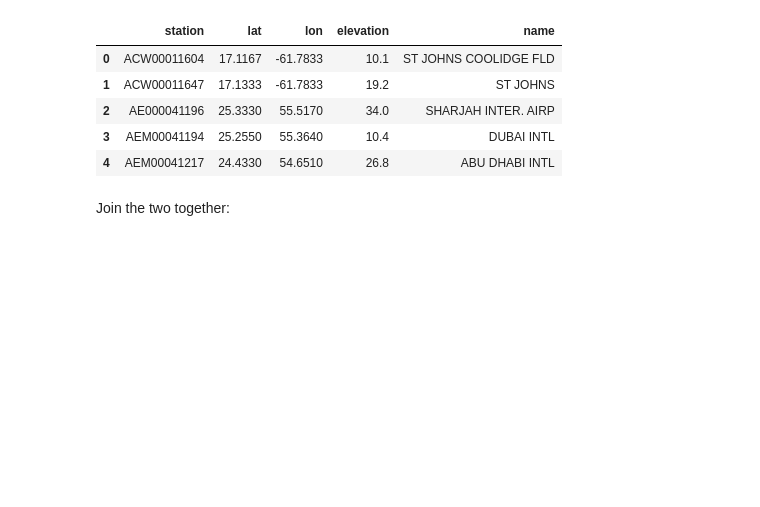
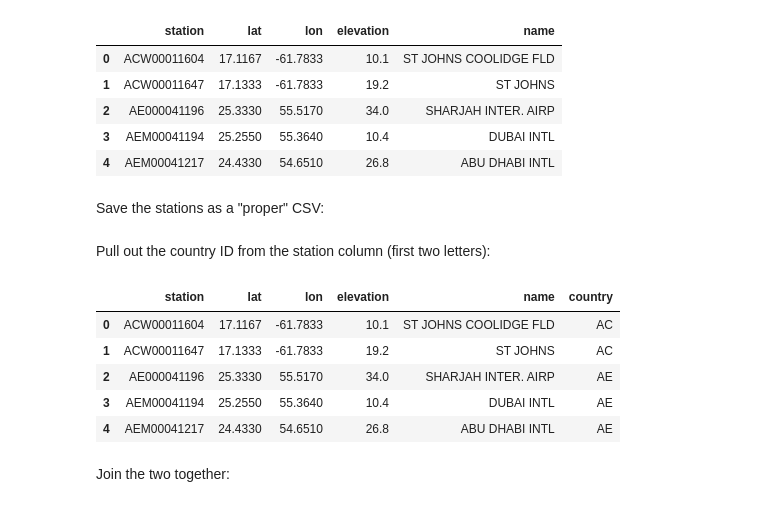
Before and after one commit to crstn/CISC, a Jupyter notebook: UHI-NOAA/NOAA_weather_station_data.ipynb, the cells around one changed output. Cells and saved outputs as stored; diff of their text form; code cells hidden in the pictures; blank space fills up the shorter version.

```diff
--- a/UHI-NOAA/NOAA_weather_station_data.ipynb
+++ b/UHI-NOAA/NOAA_weather_station_data.ipynb
@@ -87,3 +86,5 @@ stations.head()
 | 2 | AE000041196 | 25.3330 | 55.5170 | 34.0 | SHARJAH INTER. AIRP |
 | 3 | AEM00041194 | 25.2550 | 55.3640 | 10.4 | DUBAI INTL |
 | 4 | AEM00041217 | 24.4330 | 54.6510 | 26.8 | ABU DHABI INTL |
+# %% [markdown]
+Save the stations as a "proper" CSV:
@@ -90,3 +93,15 @@ stations.head()
+# %% [markdown]
+Pull out the country ID from the station column (first two letters):
+# %%
+stations["country"] = stations["station"].astype(str).str[0:2]
+stations.head()
+# %% [output]
+|  | station | lat | lon | elevation | name | country |
+| 0 | ACW00011604 | 17.1167 | -61.7833 | 10.1 | ST JOHNS COOLIDGE FLD | AC |
+| 1 | ACW00011647 | 17.1333 | -61.7833 | 19.2 | ST JOHNS | AC |
+| 2 | AE000041196 | 25.3330 | 55.5170 | 34.0 | SHARJAH INTER. AIRP | AE |
+| 3 | AEM00041194 | 25.2550 | 55.3640 | 10.4 | DUBAI INTL | AE |
+| 4 | AEM00041217 | 24.4330 | 54.6510 | 26.8 | ABU DHABI INTL | AE |
 # %% [markdown]
 Join the two together:
 # %%
```
Also changed, not shown: parts of 8 cells of this notebook, 3 other files.
